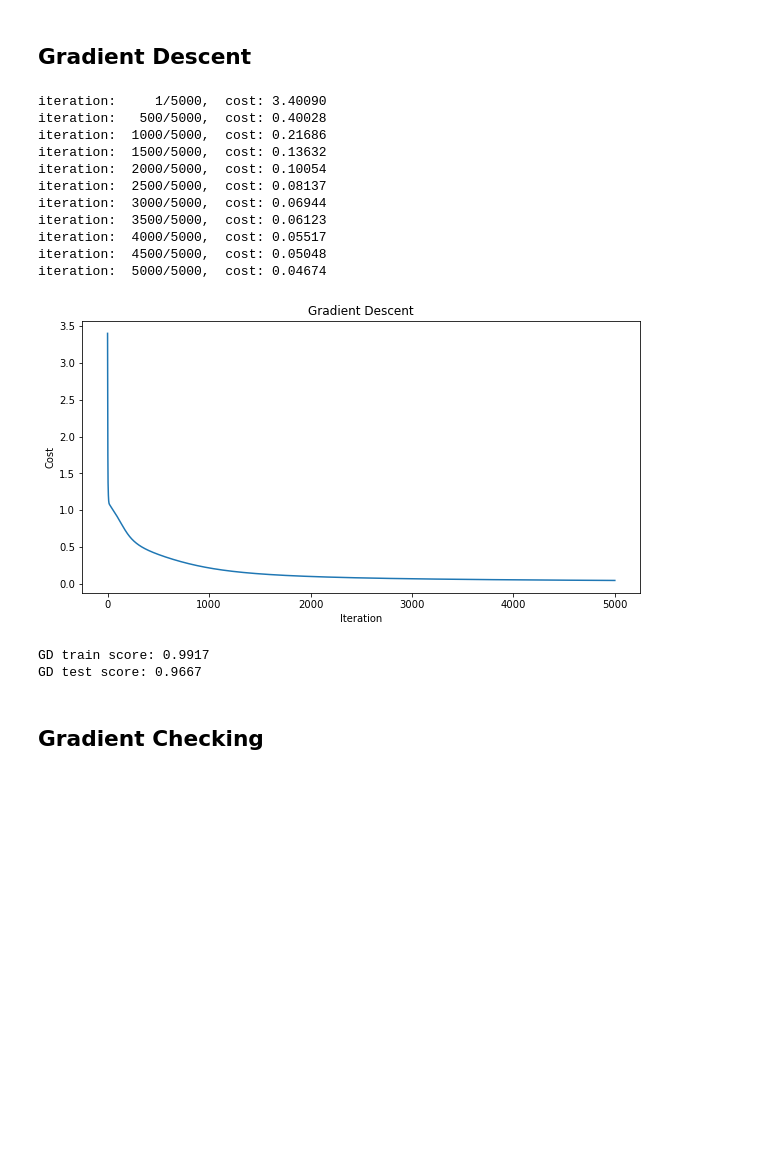
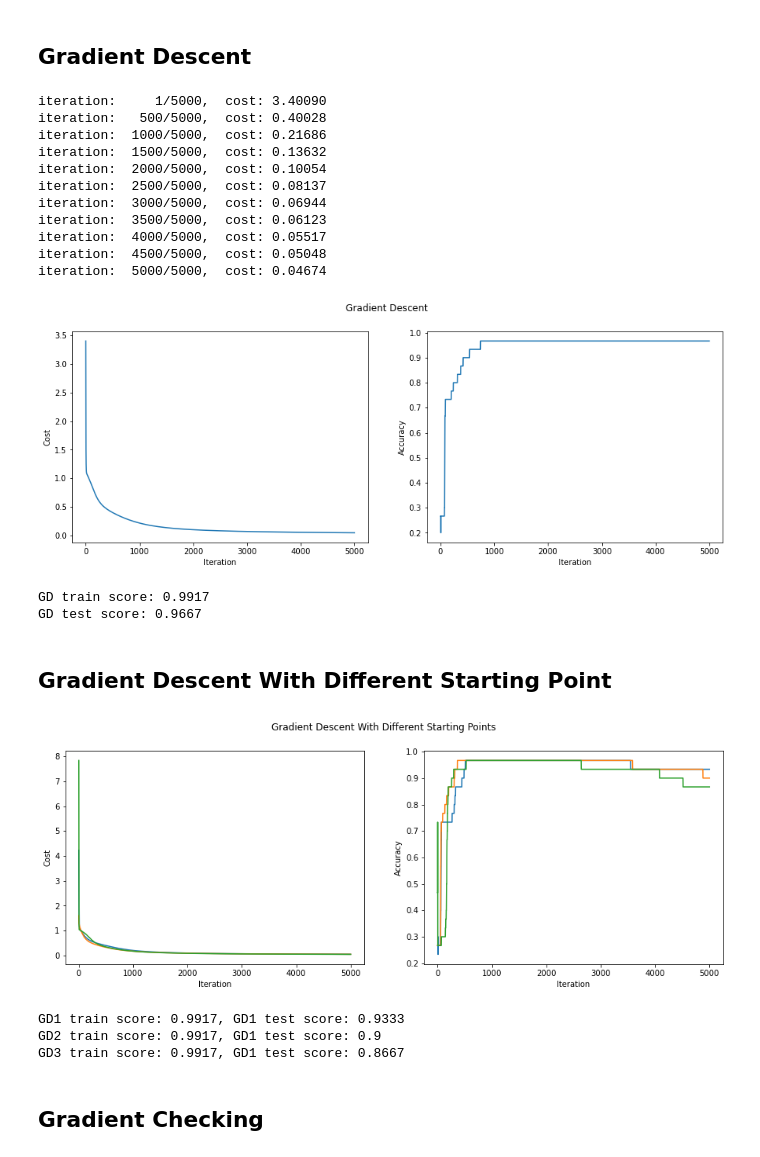
Before and after one commit to mhmdrz-mirdamadi/mlp-iris, a Jupyter notebook: main.ipynb, the cells around one changed output. Cells and saved outputs as stored; diff of their text form; code cells hidden in the pictures; blank space fills up the shorter version.

```diff
--- a/main.ipynb
+++ b/main.ipynb
@@ -265,9 +300,9 @@ Mini-batch GD test score: 0.9667
 epochs = 5000
 lr = 0.01
 
-history_GD = model.train_GD(X_train.T, y_train.T, lr, epochs)
+ch_GD, ah_GD = model.train_GD(X_train.T, y_train.T, lr, epochs)
 
-model.plot_history(epochs, history_GD, 'Gradient Descent')
+model.plot_history(epochs, [ch_GD], [ah_GD], 'Gradient Descent')
 
 y_hat_train_GD = model.predict(X_train.T)
 score_train_GD = model.score(y_train.T, y_hat_train_GD)
@@ -287,9 +322,43 @@ iteration:  3500/5000,  cost: 0.06123
 iteration:  4000/5000,  cost: 0.05517
 iteration:  4500/5000,  cost: 0.05048
 iteration:  5000/5000,  cost: 0.04674
-[figure, old version]
+[figure, new version]
 GD train score: 0.9917
 GD test score: 0.9667
+# %% [markdown]
+## Gradient Descent With Different Starting Point
+# %%
+epochs = 5000
+lr = 0.01
+
+diff_points = 3
+random_states = np.random.randint(65535, size=diff_points)
+
+ch_GD_ = []
+ah_GD_ = []
+y_hat_train_GD_ = []
+score_train_GD_ = []
+y_hat_test_GD_ = []
+score_test_GD_ = []
+
+for i in range(diff_points):
+    ch, ah = model.train_GD(X_train.T, y_train.T, lr, epochs, random_states[i], verbose=False)
+    ch_GD_.append(ch)
+    ah_GD_.append(ah)
+    y_hat_train_GD_.append(model.predict(X_train.T))
+    score_train_GD_.append(model.score(y_train.T, y_hat_train_GD_[i]))
+    y_hat_test_GD_.append(model.predict(X_test.T))
+    score_test_GD_.append(model.score(y_test.T, y_hat_test_GD_[i]))
+
+model.plot_history(epochs, ch_GD_, ah_GD_, 'Gradient Descent With Different Starting Points')
+
+for i in range(diff_points):
+    print(f'GD{i+1} train score: {score_train_GD_[i]:.4}, GD1 test score: {score_test_GD_[i]:.4}')
+# %% [output]
+[figure, added]
+GD1 train score: 0.9917, GD1 test score: 0.9333
+GD2 train score: 0.9917, GD1 test score: 0.9
+GD3 train score: 0.9917, GD1 test score: 0.8667
 # %% [markdown]
 ## Gradient Checking
 # %%
```
Also changed, not shown: parts of 6 cells of this notebook.
